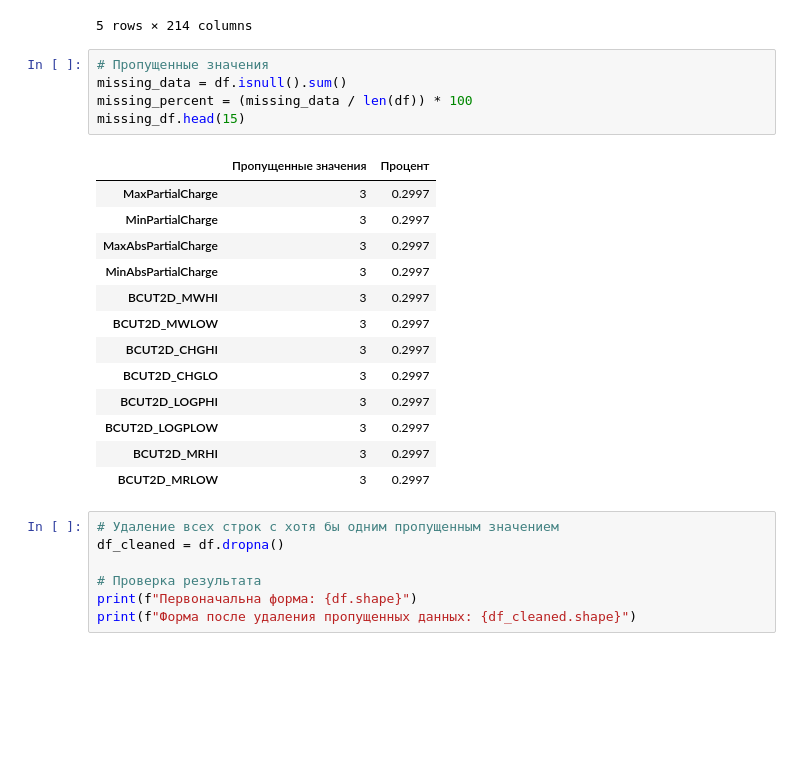
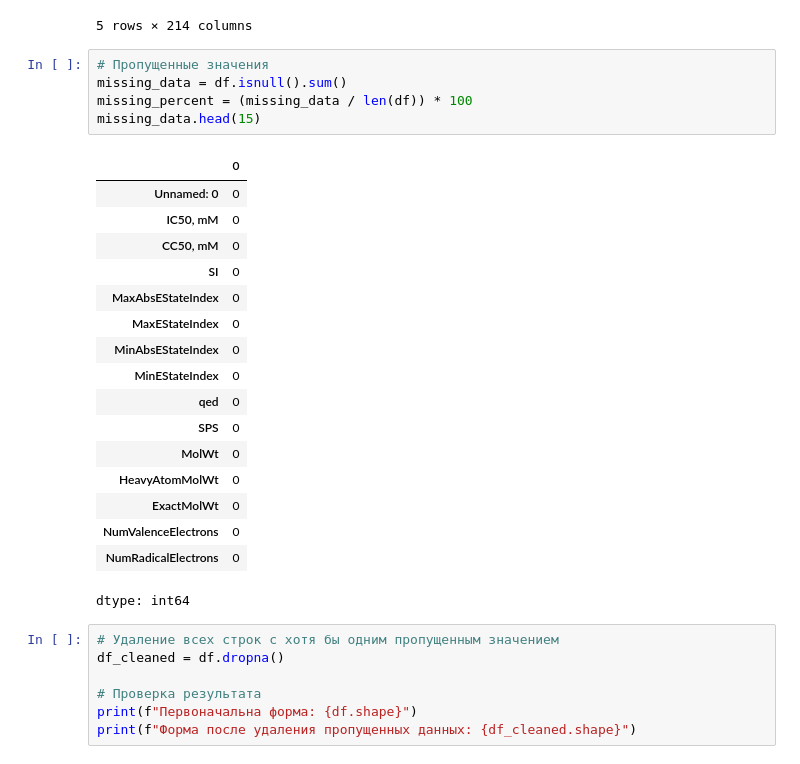
Before and after one commit to schwarzRabe/drug_activity_prediction, a Jupyter notebook: notebooks/01_eda.ipynb, the cells around one changed output. Saved outputs shown, nothing was run; the diff lists cells and outputs as text; blank space fills up the shorter version.

```diff
--- a/notebooks/01_eda.ipynb
+++ b/notebooks/01_eda.ipynb
@@ -73,22 +75,26 @@ df.head()
 # %%
 # Пропущенные значения
 missing_data = df.isnull().sum()
 missing_percent = (missing_data / len(df)) * 100
-missing_df.head(15)
+missing_data.head(15)
 # %% [output]
-|  | Пропущенные значения | Процент |
-| MaxPartialCharge | 3 | 0.2997 |
-| MinPartialCharge | 3 | 0.2997 |
-| MaxAbsPartialCharge | 3 | 0.2997 |
-| MinAbsPartialCharge | 3 | 0.2997 |
-| BCUT2D_MWHI | 3 | 0.2997 |
-| BCUT2D_MWLOW | 3 | 0.2997 |
-| BCUT2D_CHGHI | 3 | 0.2997 |
-| BCUT2D_CHGLO | 3 | 0.2997 |
-| BCUT2D_LOGPHI | 3 | 0.2997 |
-| BCUT2D_LOGPLOW | 3 | 0.2997 |
-| BCUT2D_MRHI | 3 | 0.2997 |
-| BCUT2D_MRLOW | 3 | 0.2997 |
+|  | 0 |
+| Unnamed: 0 | 0 |
+| IC50, mM | 0 |
+| CC50, mM | 0 |
+| SI | 0 |
+| MaxAbsEStateIndex | 0 |
+| MaxEStateIndex | 0 |
+| MinAbsEStateIndex | 0 |
+| MinEStateIndex | 0 |
+| qed | 0 |
+| SPS | 0 |
+| MolWt | 0 |
+| HeavyAtomMolWt | 0 |
+| ExactMolWt | 0 |
+| NumValenceElectrons | 0 |
+| NumRadicalElectrons | 0 |
+dtype: int64
 # %%
 # Удаление всех строк с хотя бы одним пропущенным значением
 df_cleaned = df.dropna()
```
Also changed, not shown: parts of 22 cells of this notebook.
